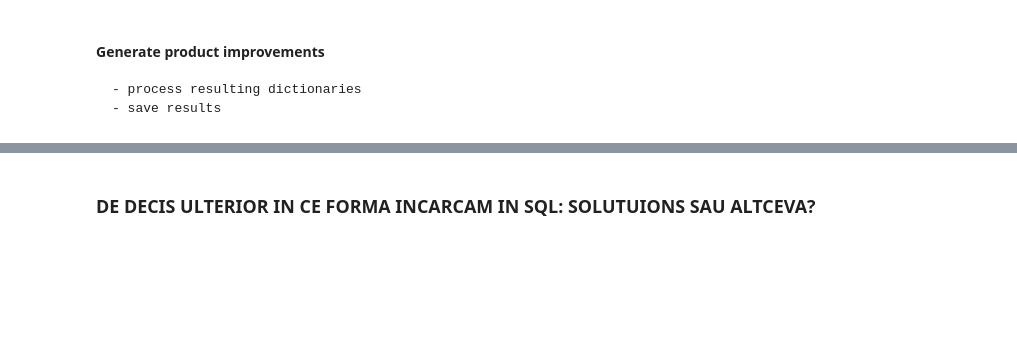
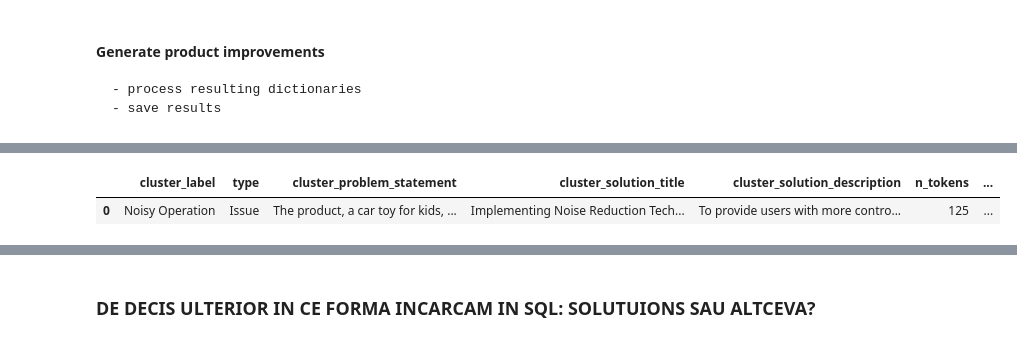
Before and after one commit to p-vbordei/ProductExplorer, a Jupyter notebook: notebooks/Data_reviews_step_8_solution_clustering.ipynb, the cells around one changed output, grey strips where cells are left out. Drawn from its saved outputs; the diff is of its cells as text; code cells hidden in the pictures; blank space fills up the shorter version.

Commit message:
Am generat improvements in forma corectata

````diff
--- a/notebooks/Data_reviews_step_8_solution_clustering.ipynb
+++ b/notebooks/Data_reviews_step_8_solution_clustering.ipynb
@@ -311,6 +312,8 @@ AI_Prompt_1 = """\
 }\
 """
 # %%
+import time
+
 for cluster in df.cluster.unique():
     print(cluster)
 
@@ -319,20 +322,26 @@ for cluster in df.cluster.unique():
         ```PROPOSED SOLUTIONS: ```{df[df.cluster == cluster].cluster_solution_description.to_list()}\
         """
 
-    try:
-        response = openai.ChatCompletion.create(
-                    model="gpt-3.5-turbo",
-                    messages=[
-                        {"role": "user", "content": User_Prompt_1},
-                        {"role": "assistant", "content": AI_Prompt_1},
-                        {"role": "user", "content": User_Prompt_2} ],
-                    temperature=0.2,
-                    api_key=OPENAI_API_KEY
-        )
-        chatbot_response = response["choices"][0]["message"]["content"]
-        df.loc[df.cluster == cluster, "senior_engineer_solution"] = chatbot_response
-        print(chatbot_response)
-    except Exception as e:
-        print(f"An error occurred during the OpenAI ChatCompletion API call: {e}")
+    for i in range(5):  # Retry up to 3 times
+        try:
+            response = openai.ChatCompletion.create(
+                        model="gpt-3.5-turbo",
+                        messages=[
+                            {"role": "user", "content": User_Prompt_1},
+                            {"role": "assistant", "content": AI_Prompt_1},
+                            {"role": "user", "content": User_Prompt_2} ],
+                        temperature=0.2,
+                        api_key=OPENAI_API_KEY
+            )
+            chatbot_response = response["choices"][0]["message"]["content"]
+            df.loc[df.cluster == cluster, "senior_engineer_solution"] = chatbot_response
+            print(chatbot_response)
+            break  # If the API call is successful, break the loop
+        except Exception as e:
+            print(f"An error occurred during the OpenAI ChatCompletion API call: {e}")
+            if i < 2:  # If this was the first or second attempt, wait for a minute before retrying
+                time.sleep(60)
+            else:  # If this was the third attempt, don't retry
+                print("Failed after 3 attempts. Moving on to the next cluster.")
 # %% [output]
 0
@@ -528,0 +505,10 @@ cluster_solutions_df.drop_duplicates(inplace = True)
+# %%
+df[['cluster_label', 'type', 'cluster_problem_statement',
+       'cluster_solution_title', 'cluster_solution_description', 'n_tokens',
+       'embedding', 'cluster', 'senior_engineer_solution',
+       'improvement_1_title', 'improvement_1_objective',
+       'improvement_1_solution', 'improvement_1_steps',
+       'improvement_1_considerations']].head(1)
+# %% [output]
+|  | cluster_label | type | cluster_problem_statement | cluster_solution_title | cluster_solution_description | n_tokens | ... |
+| 0 | Noisy Operation | Issue | The product, a car toy for kids, ... | Implementing Noise Reduction Tech... | To provide users with more contro... | 125 | ... |
````
Also changed, not shown: parts of 12 cells of this notebook, 1 other file.
